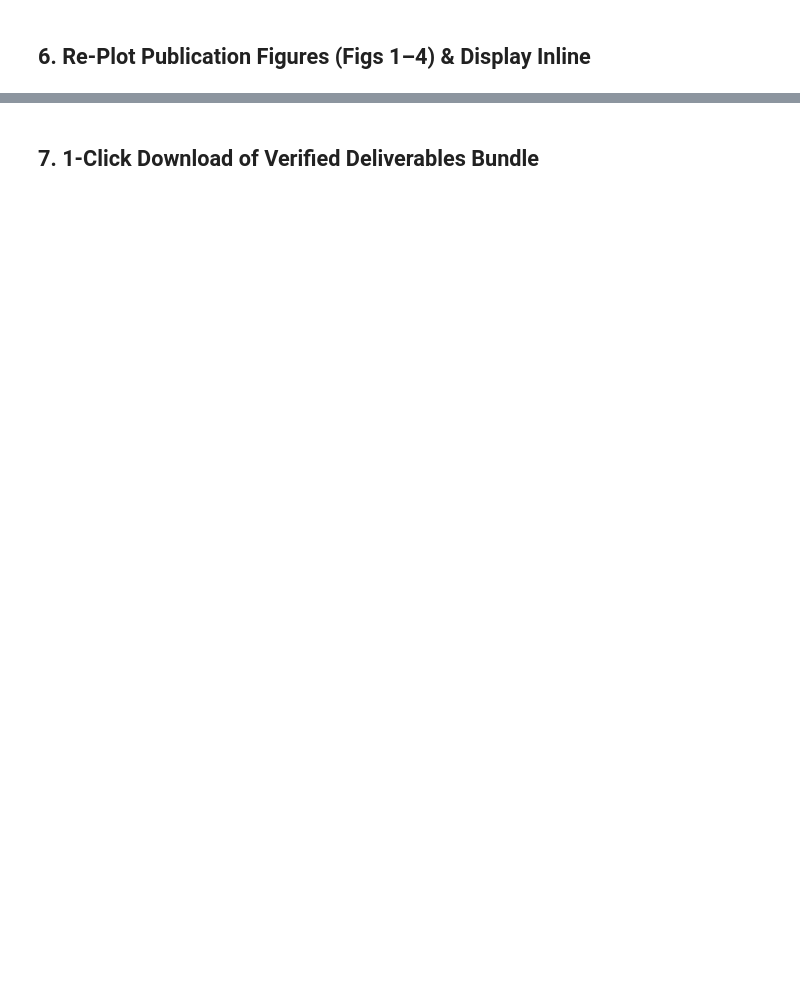
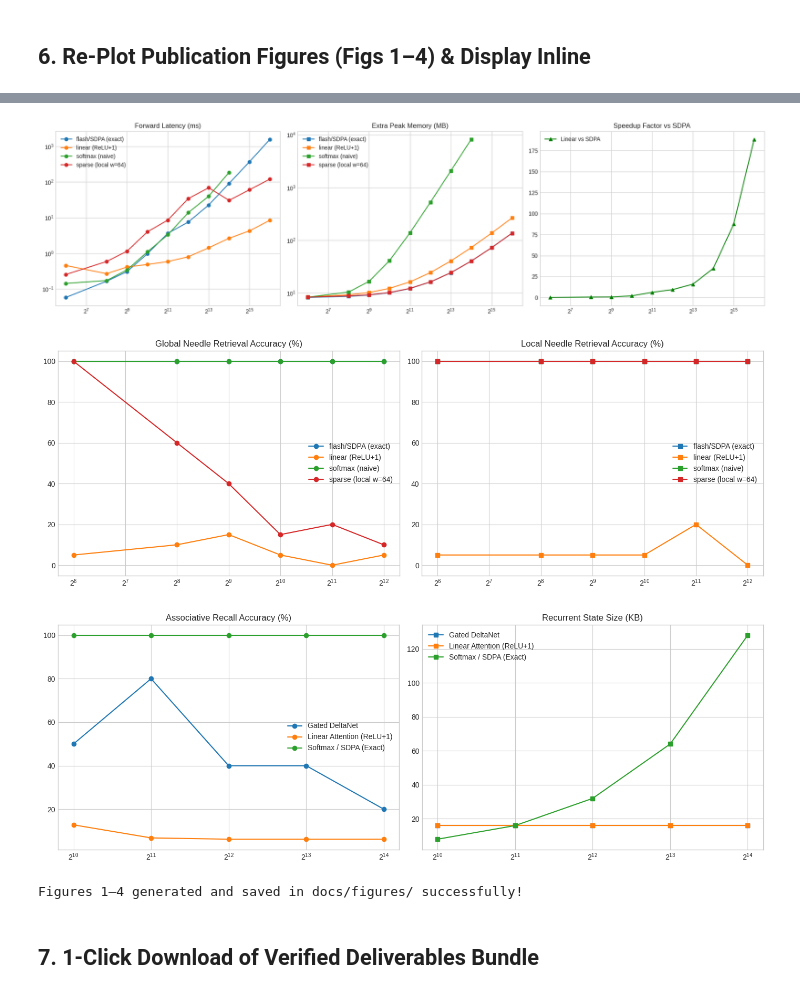
Before and after one commit to Jaiadithya71/Linear_Attention_Experimentation, a Jupyter notebook: notebooks/run_live_t4_benchmark.ipynb, the cells around one changed output, grey strips where cells are left out. Cells and saved outputs as stored; diff of their text form; code cells hidden in the pictures; blank space fills up the shorter version.

```diff
--- a/notebooks/run_live_t4_benchmark.ipynb
+++ b/notebooks/run_live_t4_benchmark.ipynb
@@ -339,35 +536,40 @@ piv = df_eff.pivot(index='N', columns='method', values='median_ms')
 if 'flash/SDPA (exact)' in piv and 'linear (ReLU+1)' in piv:
     sp = piv['flash/SDPA (exact)'] / piv['linear (ReLU+1)']
     axes[2].plot(sp.index, sp.values, marker='^', color='green', label='Linear vs SDPA')
     axes[2].set_xscale('log', base=2); axes[2].set_title('Speedup Factor vs SDPA'); axes[2].legend()
 plt.tight_layout()
 plt.savefig('docs/figures/fig1_efficiency_scaling_curves.png', dpi=200)
 plt.show()
 
 # Figure 2: Retrieval Accuracy
 fig, axes = plt.subplots(1, 2, figsize=(14, 5))
-for m, grp in df_ret[df_ret.mode == 'global target'].groupby('method'):
+for m, grp in df_ret[df_ret['mode'] == 'global target'].groupby('method'):
     axes[0].plot(grp.N, grp.acc * 100, marker='o', label=m)
-for m, grp in df_ret[df_ret.mode == 'local target (|dist|<=64)'].groupby('method'):
+for m, grp in df_ret[df_ret['mode'] == 'local target (|dist|<=64)'].groupby('method'):
     axes[1].plot(grp.N, grp.acc * 100, marker='s', label=m)
 axes[0].set_title('Global Needle Retrieval Accuracy (%)'); axes[0].set_xscale('log', base=2); axes[0].legend()
 axes[1].set_title('Local Needle Retrieval Accuracy (%)'); axes[1].set_xscale('log', base=2); axes[1].legend()
 plt.tight_layout()
 plt.savefig('docs/figures/fig2_retrieval_accuracy_curves.png', dpi=200)
 plt.show()
 
 # Figure 4: DeltaNet Comparison
 fig, axes = plt.subplots(1, 2, figsize=(14, 5))
 for m, grp in df_del.groupby('method'):
     axes[0].plot(grp.sequence_length_N, grp.associative_recall_acc * 100, marker='o', label=m)
     axes[1].plot(grp.sequence_length_N, grp.state_size_kb, marker='s', label=m)
 axes[0].set_title('Associative Recall Accuracy (%)'); axes[0].set_xscale('log', base=2); axes[0].legend()
 axes[1].set_title('Recurrent State Size (KB)'); axes[1].set_xscale('log', base=2); axes[1].legend()
 plt.tight_layout()
 plt.savefig('docs/figures/fig4_sota_deltanet_comparison.png', dpi=200)
 plt.savefig('docs/figures/fig3_tradeoff_and_noninferiority.png', dpi=200) # mirror fallback
 plt.show()
 print('Figures 1–4 generated and saved in docs/figures/ successfully!')
+# %% [output]
+[figure, added]
+[figure, added]
+[figure, added]
+Figures 1–4 generated and saved in docs/figures/ successfully!
 # %% [markdown]
 ## 7. 1-Click Download of Verified Deliverables Bundle
 # %%
```
Also changed, not shown: parts of 7 cells of this notebook, 7 other files.
